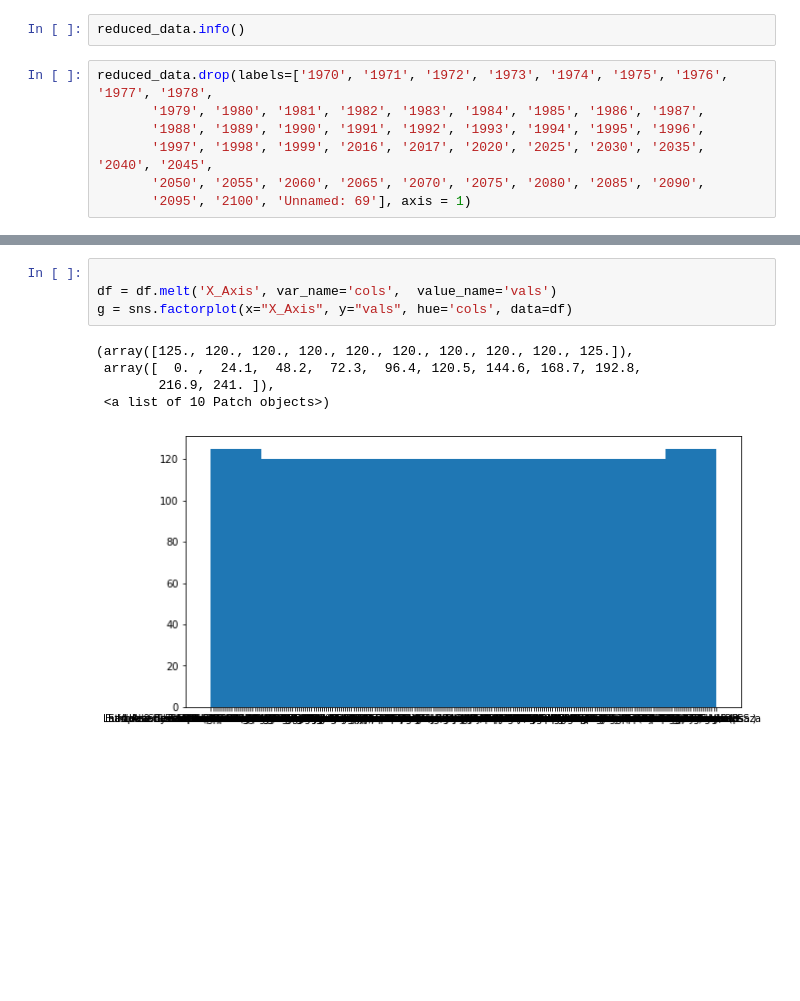
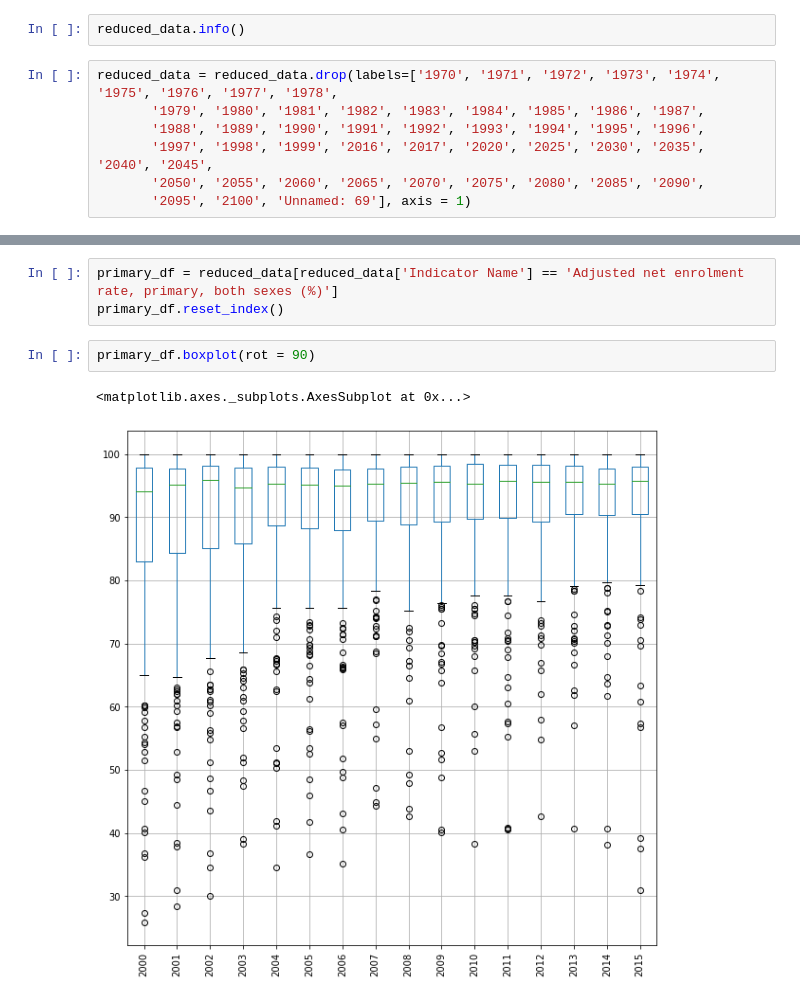
Before and after one commit to estoymukundjha/Global-education-analysis, a Jupyter notebook: World_Bank_Global_Education_Analysis.ipynb, the cells around one changed output, grey strips where cells are left out. Drawn from its saved outputs; the diff is of its cells as text; blank space fills up the shorter version.

```diff
--- a/World_Bank_Global_Education_Analysis.ipynb
+++ b/World_Bank_Global_Education_Analysis.ipynb
@@ -234,7 +219,7 @@ reduced_data.shape
 # %%
 reduced_data.info()
 # %%
-reduced_data.drop(labels=['1970', '1971', '1972', '1973', '1974', '1975', '1976', '1977', '1978',
+reduced_data = reduced_data.drop(labels=['1970', '1971', '1972', '1973', '1974', '1975', '1976', '1977', '1978',
        '1979', '1980', '1981', '1982', '1983', '1984', '1985', '1986', '1987',
        '1988', '1989', '1990', '1991', '1992', '1993', '1994', '1995', '1996',
        '1997', '1998', '1999', '2016', '2017', '2020', '2025', '2030', '2035', '2040', '2045',
@@ -247,10 +234,8 @@ reduced_data.reset_index().shape
-# %%
-
-df = df.melt('X_Axis', var_name='cols',  value_name='vals')
-g = sns.factorplot(x="X_Axis", y="vals", hue='cols', data=df)
-# %% [output]
-(array([125., 120., 120., 120., 120., 120., 120., 120., 120., 125.]),
- array([  0. ,  24.1,  48.2,  72.3,  96.4, 120.5, 144.6, 168.7, 192.8,
-        216.9, 241. ]),
- <a list of 10 Patch objects>)
-[figure, removed]
+# %%
+primary_df = reduced_data[reduced_data['Indicator Name'] == 'Adjusted net enrolment rate, primary, both sexes (%)']
+primary_df.reset_index()
+# %%
+primary_df.boxplot(rot = 90)
+# %% [output]
+<matplotlib.axes._subplots.AxesSubplot at 0x...>
+[figure, added]
```
Also changed, not shown: parts of 4 cells of this notebook.
